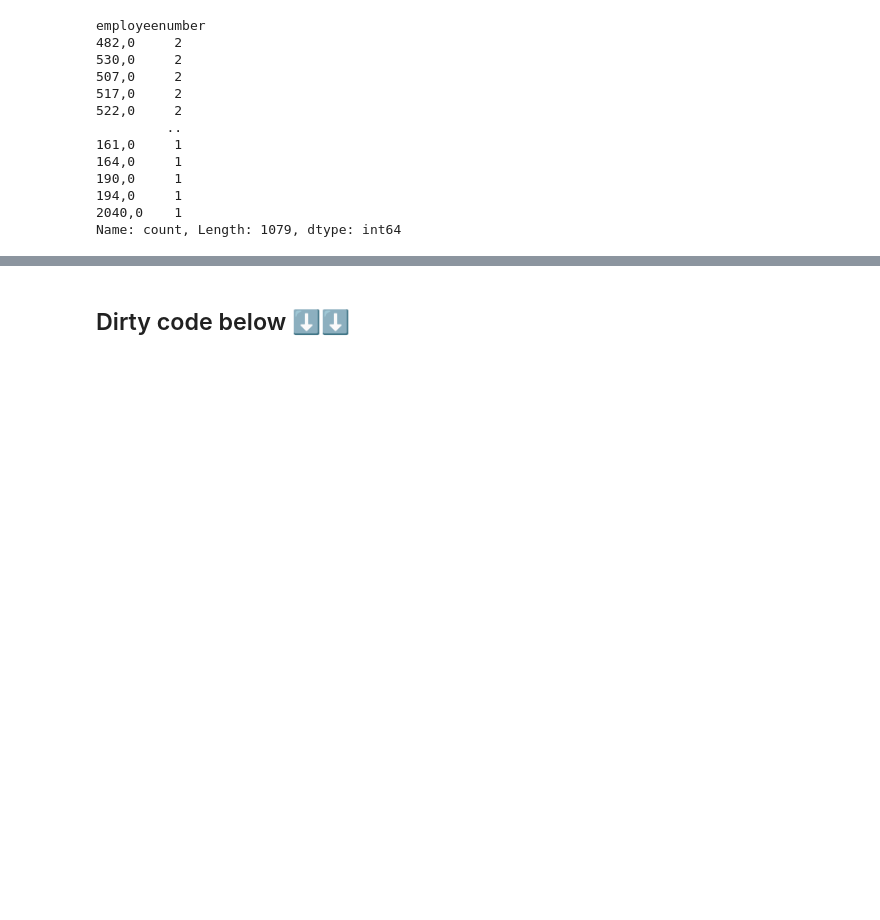
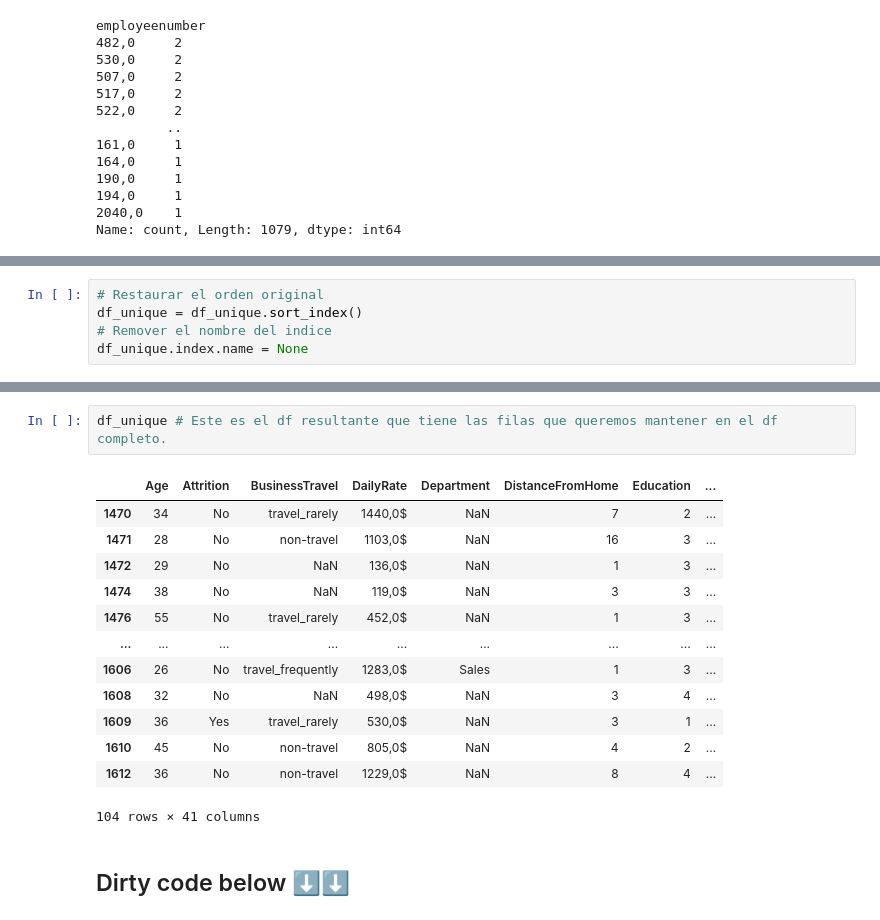
Before and after one commit to carla-caracola/people_analytics, a Jupyter notebook: Data_elena.ipynb, the cells around one changed output, grey strips where cells are left out. Saved outputs shown, nothing was run; the diff lists cells and outputs as text; blank space fills up the shorter version.

```diff
--- a/Data_elena.ipynb
+++ b/Data_elena.ipynb
@@ -178,0 +236,5 @@ abc_coorp_df.loc[abc_coorp_df['employeenumber'].duplicated(keep=False), :].sort_
+# %%
+# Restaurar el orden original
+df_unique = df_unique.sort_index()
+# Remover el nombre del indice
+df_unique.index.name = None
@@ -179,3 +245,19 @@ abc_coorp_df.loc[abc_coorp_df['employeenumber'].duplicated(keep=False), :].sort_
+# %%
+df_unique # Este es el df resultante que tiene las filas que queremos mantener en el df completo.
+# %% [output]
+|  | Age | Attrition | BusinessTravel | DailyRate | Department | DistanceFromHome | Education | ... |
+| 1470 | 34 | No | travel_rarely | 1440,0$ | NaN | 7 | 2 | ... |
+| 1471 | 28 | No | non-travel | 1103,0$ | NaN | 16 | 3 | ... |
+| 1472 | 29 | No | NaN | 136,0$ | NaN | 1 | 3 | ... |
+| 1474 | 38 | No | NaN | 119,0$ | NaN | 3 | 3 | ... |
+| 1476 | 55 | No | travel_rarely | 452,0$ | NaN | 1 | 3 | ... |
+| ... | ... | ... | ... | ... | ... | ... | ... | ... |
+| 1606 | 26 | No | travel_frequently | 1283,0$ | Sales | 1 | 3 | ... |
+| 1608 | 32 | No | NaN | 498,0$ | NaN | 3 | 4 | ... |
+| 1609 | 36 | Yes | travel_rarely | 530,0$ | NaN | 3 | 1 | ... |
+| 1610 | 45 | No | non-travel | 805,0$ | NaN | 4 | 2 | ... |
+| 1612 | 36 | No | non-travel | 1229,0$ | NaN | 8 | 4 | ... |
+104 rows × 41 columns
 # %% [markdown]
 ## Dirty code below ⬇️⬇️
 # %%
```
Also changed, not shown: parts of 7 cells of this notebook.
